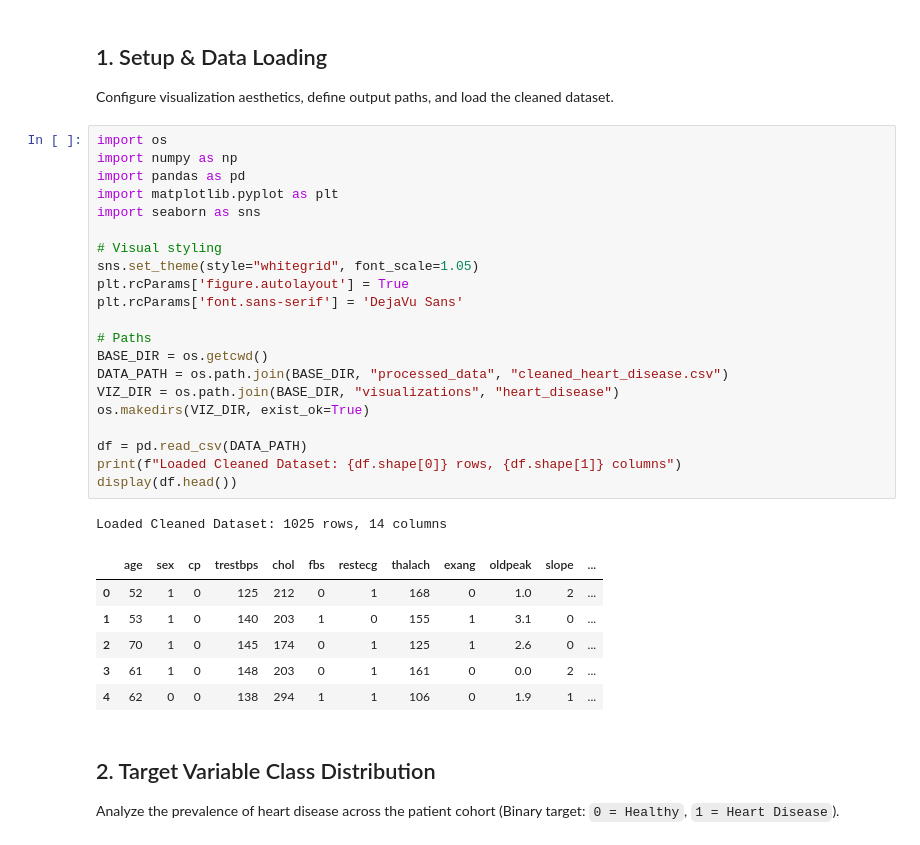
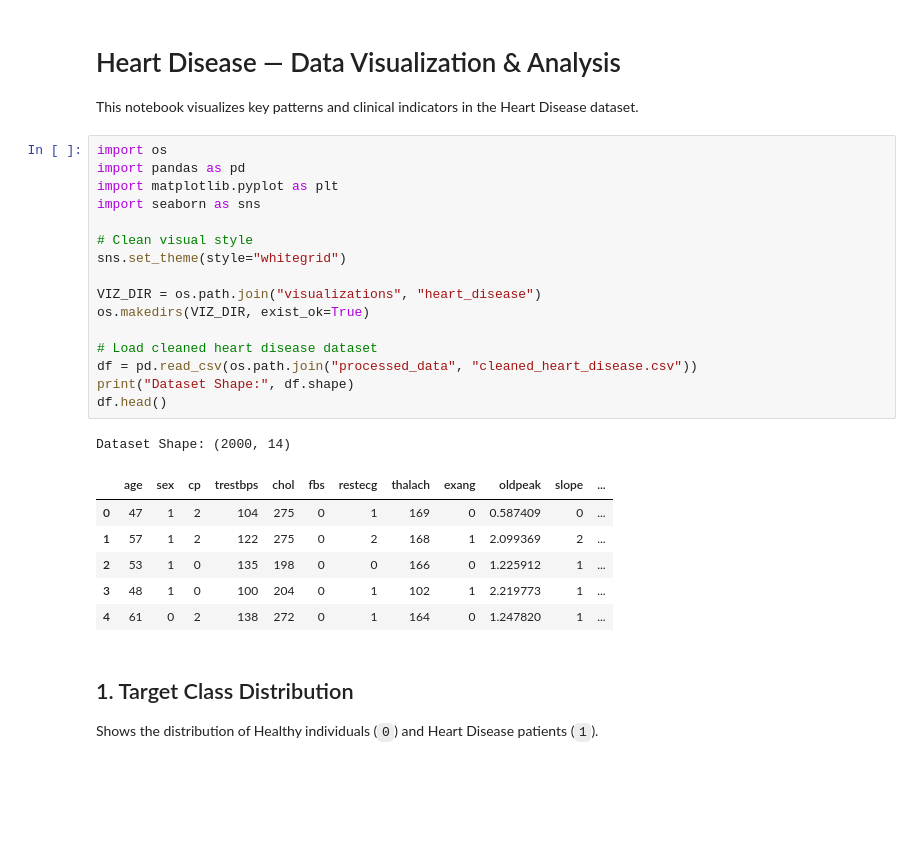
Before and after one commit to Lakshya-Asati/Minor-Project-1, a Jupyter notebook: 02_heart_disease_visualization.ipynb, the cells around one changed output. Cells and saved outputs as stored; diff of their text form; blank space fills up the shorter version.

```diff
--- a/02_heart_disease_visualization.ipynb
+++ b/02_heart_disease_visualization.ipynb
@@ -7,35 +1,30 @@
-# %% [markdown]
-## 1. Setup & Data Loading
-Configure visualization aesthetics, define output paths, and load the cleaned dataset.
+# %% [markdown]
+# Heart Disease — Data Visualization & Analysis
+This notebook visualizes key patterns and clinical indicators in the Heart Disease dataset.
 # %%
 import os
-import numpy as np
 import pandas as pd
 import matplotlib.pyplot as plt
 import seaborn as sns
 
-# Visual styling
-sns.set_theme(style="whitegrid", font_scale=1.05)
-plt.rcParams['figure.autolayout'] = True
-plt.rcParams['font.sans-serif'] = 'DejaVu Sans'
+# Clean visual style
+sns.set_theme(style="whitegrid")
 
-# Paths
-BASE_DIR = os.getcwd()
-DATA_PATH = os.path.join(BASE_DIR, "processed_data", "cleaned_heart_disease.csv")
-VIZ_DIR = os.path.join(BASE_DIR, "visualizations", "heart_disease")
+VIZ_DIR = os.path.join("visualizations", "heart_disease")
 os.makedirs(VIZ_DIR, exist_ok=True)
 
-df = pd.read_csv(DATA_PATH)
-print(f"Loaded Cleaned Dataset: {df.shape[0]} rows, {df.shape[1]} columns")
-display(df.head())
+# Load cleaned heart disease dataset
+df = pd.read_csv(os.path.join("processed_data", "cleaned_heart_disease.csv"))
+print("Dataset Shape:", df.shape)
+df.head()
 # %% [output]
-Loaded Cleaned Dataset: 1025 rows, 14 columns
+Dataset Shape: (2000, 14)
 |  | age | sex | cp | trestbps | chol | fbs | restecg | thalach | exang | oldpeak | slope | ... |
-| 0 | 52 | 1 | 0 | 125 | 212 | 0 | 1 | 168 | 0 | 1.0 | 2 | ... |
-| 1 | 53 | 1 | 0 | 140 | 203 | 1 | 0 | 155 | 1 | 3.1 | 0 | ... |
-| 2 | 70 | 1 | 0 | 145 | 174 | 0 | 1 | 125 | 1 | 2.6 | 0 | ... |
-| 3 | 61 | 1 | 0 | 148 | 203 | 0 | 1 | 161 | 0 | 0.0 | 2 | ... |
-| 4 | 62 | 0 | 0 | 138 | 294 | 1 | 1 | 106 | 0 | 1.9 | 1 | ... |
+| 0 | 47 | 1 | 2 | 104 | 275 | 0 | 1 | 169 | 0 | 0.587409 | 0 | ... |
+| 1 | 57 | 1 | 2 | 122 | 275 | 0 | 2 | 168 | 1 | 2.099369 | 2 | ... |
+| 2 | 53 | 1 | 0 | 135 | 198 | 0 | 0 | 166 | 0 | 1.225912 | 1 | ... |
+| 3 | 48 | 1 | 0 | 100 | 204 | 0 | 1 | 102 | 1 | 2.219773 | 1 | ... |
+| 4 | 61 | 0 | 2 | 138 | 272 | 0 | 1 | 164 | 0 | 1.247820 | 1 | ... |
 # %% [markdown]
-## 2. Target Variable Class Distribution
-Analyze the prevalence of heart disease across the patient cohort (Binary target: `0 = Healthy`, `1 = Heart Disease`).
+## 1. Target Class Distribution
+Shows the distribution of Healthy individuals (`0`) and Heart Disease patients (`1`).
```
Also changed, not shown: parts of 17 cells of this notebook, 50 other files.
